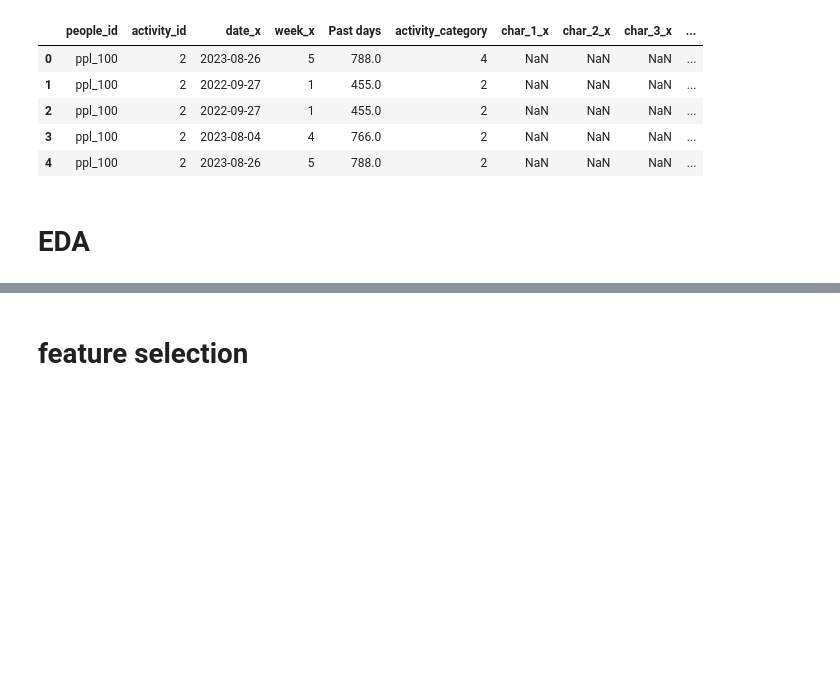
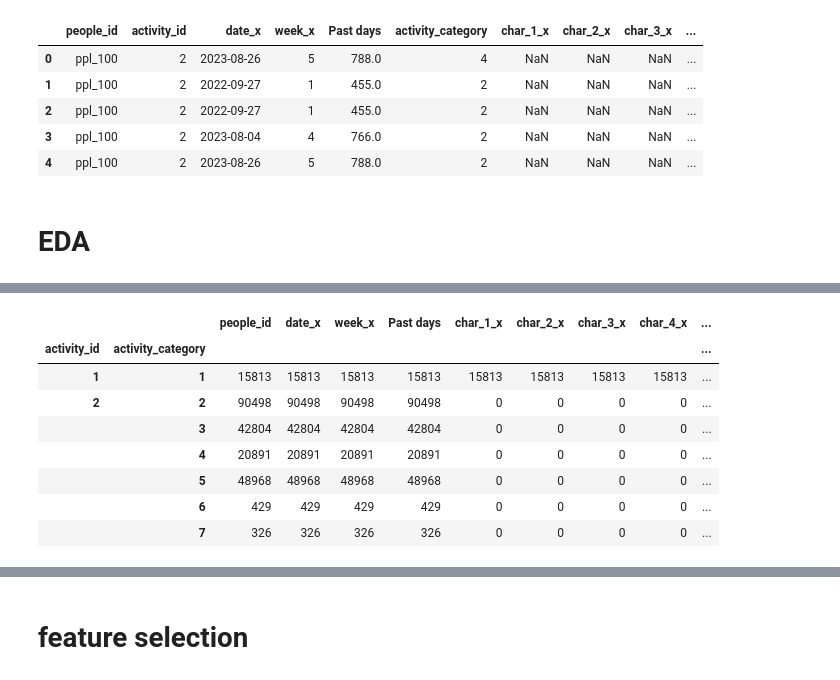
Before and after one commit to sooooner/dss_team_project_ML, a Jupyter notebook: red_hat/sooner.ipynb, the cells around one changed output, grey strips where cells are left out. Drawn from its saved outputs; the diff is of its cells as text; code cells hidden in the pictures; blank space fills up the shorter version.

```diff
--- a/red_hat/sooner.ipynb
+++ b/red_hat/sooner.ipynb
@@ -121,0 +157,12 @@ plt.show()
+# %%
+df_sample.groupby(['activity_id', 'activity_category']).count()
+# %% [output]
+|  |  | people_id | date_x | week_x | Past days | char_1_x | char_2_x | char_3_x | char_4_x | ... |
+| activity_id | activity_category |  |  |  |  |  |  |  |  | ... |
+| 1 | 1 | 15813 | 15813 | 15813 | 15813 | 15813 | 15813 | 15813 | 15813 | ... |
+| 2 | 2 | 90498 | 90498 | 90498 | 90498 | 0 | 0 | 0 | 0 | ... |
+|  | 3 | 42804 | 42804 | 42804 | 42804 | 0 | 0 | 0 | 0 | ... |
+|  | 4 | 20891 | 20891 | 20891 | 20891 | 0 | 0 | 0 | 0 | ... |
+|  | 5 | 48968 | 48968 | 48968 | 48968 | 0 | 0 | 0 | 0 | ... |
+|  | 6 | 429 | 429 | 429 | 429 | 0 | 0 | 0 | 0 | ... |
+|  | 7 | 326 | 326 | 326 | 326 | 0 | 0 | 0 | 0 | ... |
```
Also changed, not shown: parts of 8 cells of this notebook.
